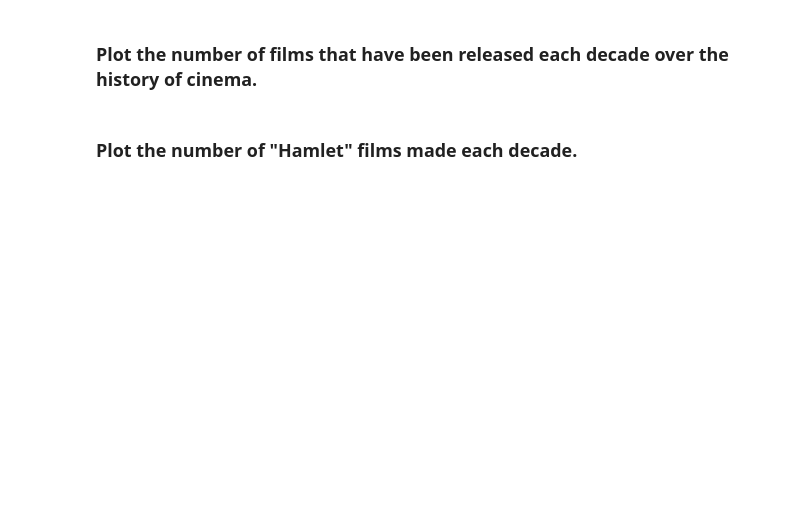
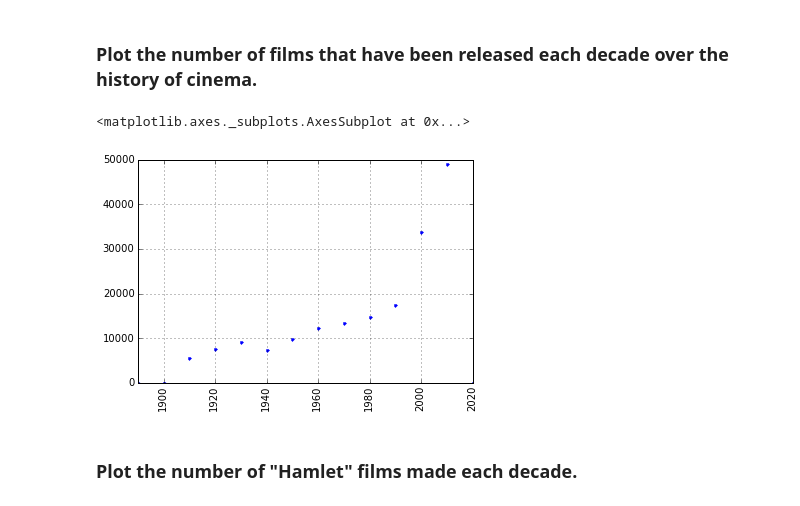
Before and after one commit to hjerpe/pycon-pandas-tutorial, a Jupyter notebook: Exercises-2.ipynb, the cells around one changed output. Cells and saved outputs as stored; diff of their text form; code cells hidden in the pictures; blank space fills up the shorter version.

```diff
--- a/Exercises-2.ipynb
+++ b/Exercises-2.ipynb
@@ -47,4 +74,13 @@ dtype: int64
 # %% [markdown]
 ### Plot the number of films that have been released each decade over the history of cinema.
+# %%
+df = cast.copy()
+df['decade'] = (cast.year // 10)*10
+df = df.drop_duplicates(subset=['year', 'title'])
+counts = df.decade.value_counts()
+counts.sort_index().plot(style='.', rot=90)
+# %% [output]
+<matplotlib.axes._subplots.AxesSubplot at 0x...>
+[figure, added]
 # %% [markdown]
 ### Plot the number of "Hamlet" films made each decade.
```
Also changed, not shown: parts of 16 cells of this notebook.
